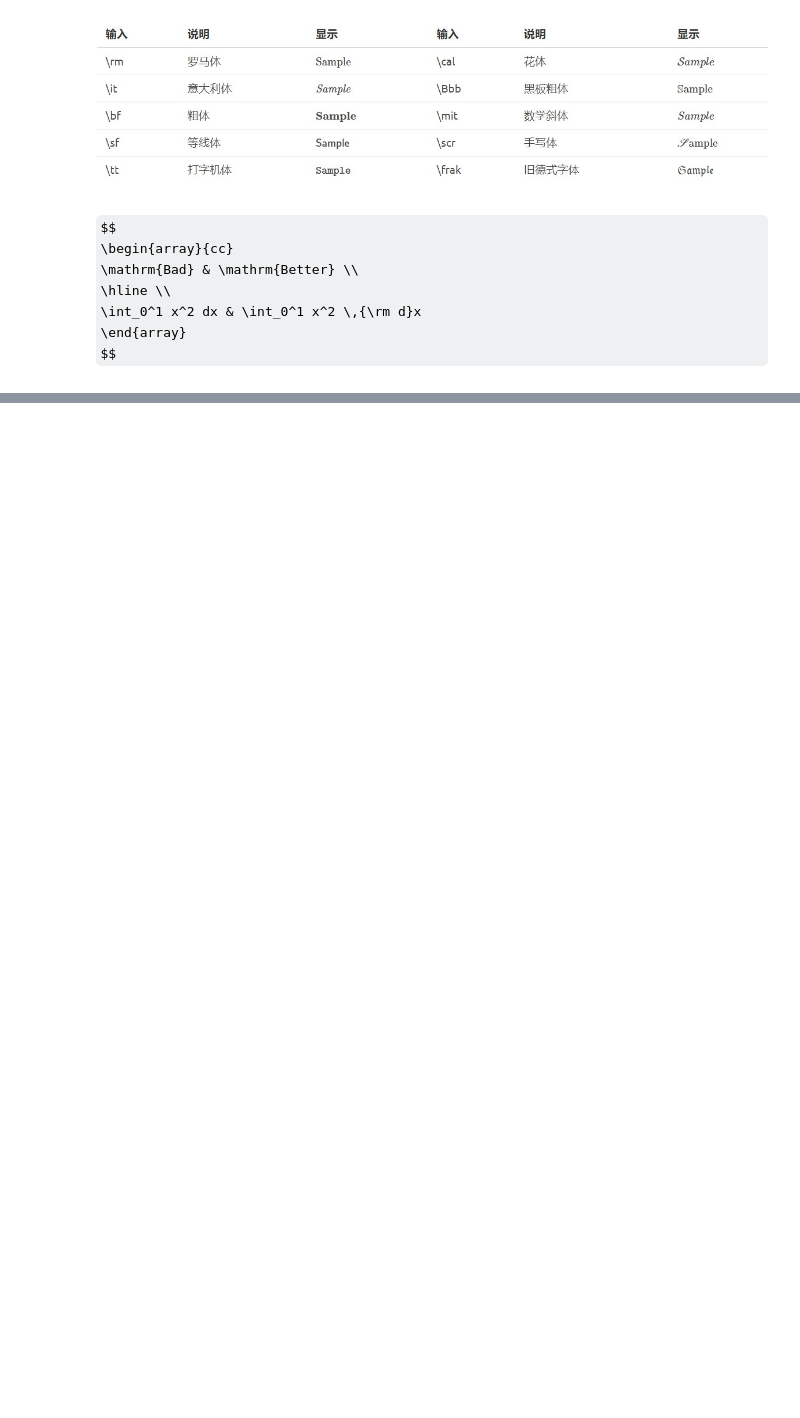
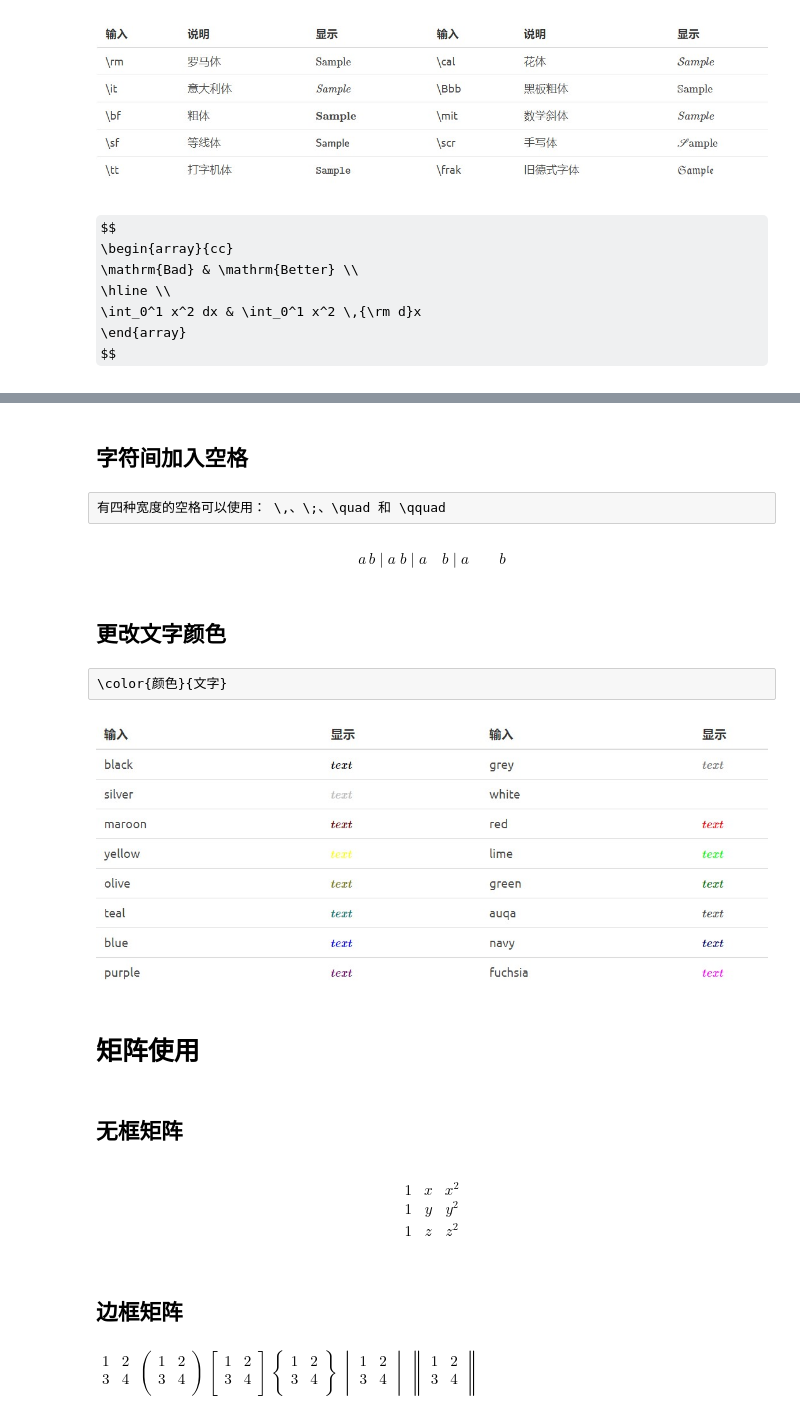
Before and after one commit to wishyoulikebefore/PythonPackages, a Jupyter notebook: Jupyter notebook/LaTex输入数学公式.ipynb, the cells around one changed output, grey strips where cells are left out. Saved outputs shown, nothing was run; the diff lists cells and outputs as text; code cells hidden in the pictures; some formulas as TeX source; blank space fills up the shorter version.

```diff
--- a/Jupyter notebook/LaTex输入数学公式.ipynb
+++ b/Jupyter notebook/LaTex输入数学公式.ipynb
@@ -155,0 +162,36 @@ $$
+# %% [markdown]
+## 字符间加入空格
+# %% [raw]
+有四种宽度的空格可以使用： \,、\;、\quad 和 \qquad
+# %% [markdown]
+$$ a \, b \mid a \; b \mid a \quad b \mid a \qquad b $$
+# %% [markdown]
+## 更改文字颜色
+# %% [raw]
+\color{颜色}{文字}
+# %%
+from IPython.display import Image
+Image(filename='C:/Users/86188/Desktop/更改文字颜色.jpg',width=800,height=600)
+# %% [output]
+[figure, added]
+# %% [markdown]
+# 矩阵使用
+# %% [markdown]
+## 无框矩阵
+# %% [markdown]
+$$
+\begin{matrix}
+1 & x & x^2 \\
+1 & y & y^2 \\
+1 & z & z^2 \\
+\end{matrix}
+$$
+# %% [markdown]
+## 边框矩阵
+# %% [markdown]
+$ \begin{matrix} 1 & 2 \\ 3 & 4 \\ \end{matrix} $
+$ \begin{pmatrix} 1 & 2 \\ 3 & 4 \\ \end{pmatrix} $
+$ \begin{bmatrix} 1 & 2 \\ 3 & 4 \\ \end{bmatrix} $
+$ \begin{Bmatrix} 1 & 2 \\ 3 & 4 \\ \end{Bmatrix} $
+$ \begin{vmatrix} 1 & 2 \\ 3 & 4 \\ \end{vmatrix} $
+$ \begin{Vmatrix} 1 & 2 \\ 3 & 4 \\ \end{Vmatrix} $
```
Also changed, not shown: parts of 34 cells of this notebook.
